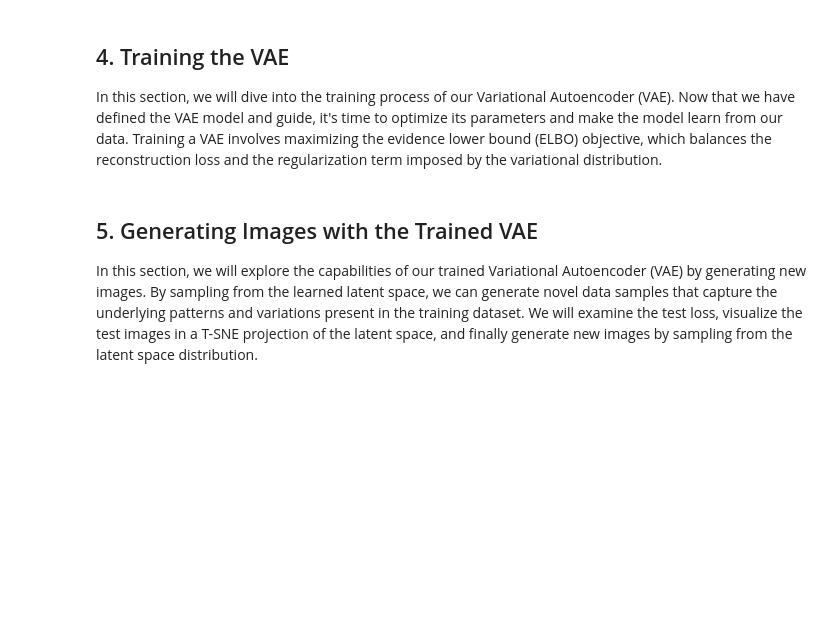
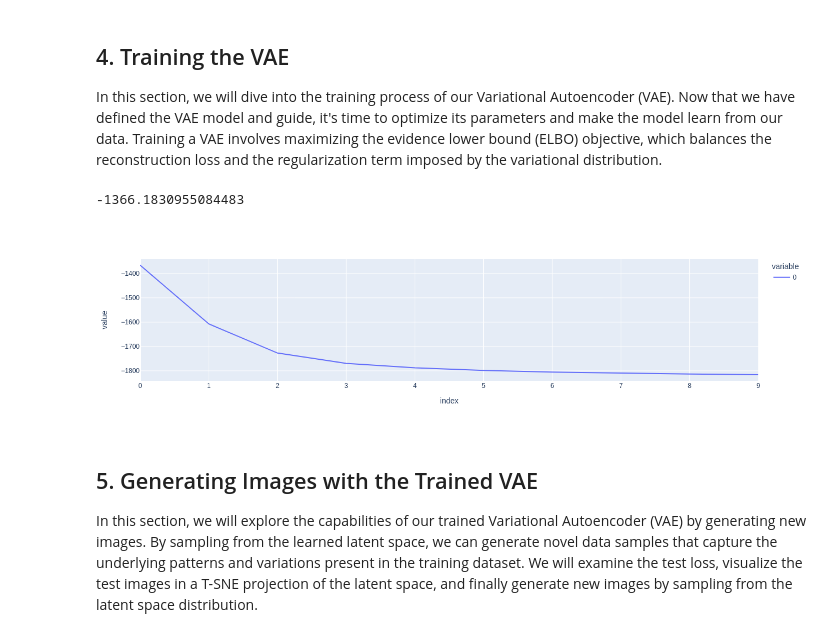
Before and after one commit to GiuliaCaglia/introduction-to-pyro-pyladies, a Jupyter notebook: Part 2 - Variational Autoencoder - Empty Template.ipynb, the cells around one changed output. Cells and saved outputs as stored; diff of their text form; code cells hidden in the pictures; blank space fills up the shorter version.

Commit message:
Finalize notebooks

```diff
--- a/Part 2 - Variational Autoencoder - Empty Template.ipynb
+++ b/Part 2 - Variational Autoencoder - Empty Template.ipynb
@@ -157,35 +329,57 @@ class VAE(nn.Module):
 
 In this section, we will dive into the training process of our Variational Autoencoder (VAE). Now that we have defined the VAE model and guide, it's time to optimize its parameters and make the model learn from our data. Training a VAE involves maximizing the evidence lower bound (ELBO) objective, which balances the reconstruction loss and the regularization term imposed by the variational distribution.
 # %%
-vae = None
+# The initialization of the SVI is analogous to the same step in part 1.
+# The SVI requires a model and guide, together with an optimizer and loss function.
+# Note, that the model and guide are each callable methods of the VAE class in this case.
+vae = VAE()
 optimizer = None
 svi = pyro.infer.SVI(
     model=None,
     guide=None,
-    optim=None,
+    optim=optimizer,
     loss=None
 )
 # %%
+# The training loop of the VAE looks comparable to the training loop in Part 1,
+# with the exception that we train in batches this time.
+# The number of Epochs can be set to a suitable value and will depend on the
+# architecture. With the above architecture, a good fit can be reached after as little
+# as ~20 Epochs. Beyond 100 Epochs, there is usually no meaningful improvement to the loss anymore.
+# Due to the regularized nature of VAEs, they will not overfit for large numbers of Epochs.
 EPOCHS = None
 
-train_loader, test_loader = setup_data_loaders()
+# We can use the boilerplate code defined in the beginning of the notebook to fetch
+# the training and testing data.
+train_loader, test_loader = None
 
-loss = []
-
+# Again, it is good practice to clear the parameter store before training,
+# to avoid interference with previous iterations.
 pyro.clear_param_store()
 
+# The training loop is analogous to Part 1. Feel free to print the training loss
+# during the loop.
+loss = []
 for epoch in tqdm(range(EPOCHS), total=EPOCHS):
     epoch_loss = 0
+    # Again, we can take a step in the parameterspace by calling the 'step'
+    # method of the SVI. We do this for each batch.
     for batch, _ in train_loader:
-        pass
+        epoch_loss += svi.step(batch)
 
+    # After we have trained on all batches for this epoch,
+    # we can normalize the epoch loss by the number of batches,
+    # and append the epoch loss to the list of losses for later visualization.
     normalizer_train = len(train_loader.dataset)
     total_epoch_loss_train = epoch_loss / normalizer_train
     loss.append(total_epoch_loss_train)
     if (epoch % 10) == 0:
         print(total_epoch_loss_train)
 
 px.line(loss)
+# %% [output]
+-1366.1830955084483
+[figure, added]
 # %% [markdown]
 ## 5. Generating Images with the Trained VAE
 
```
Also changed, not shown: parts of 12 cells of this notebook, 1 other file.
